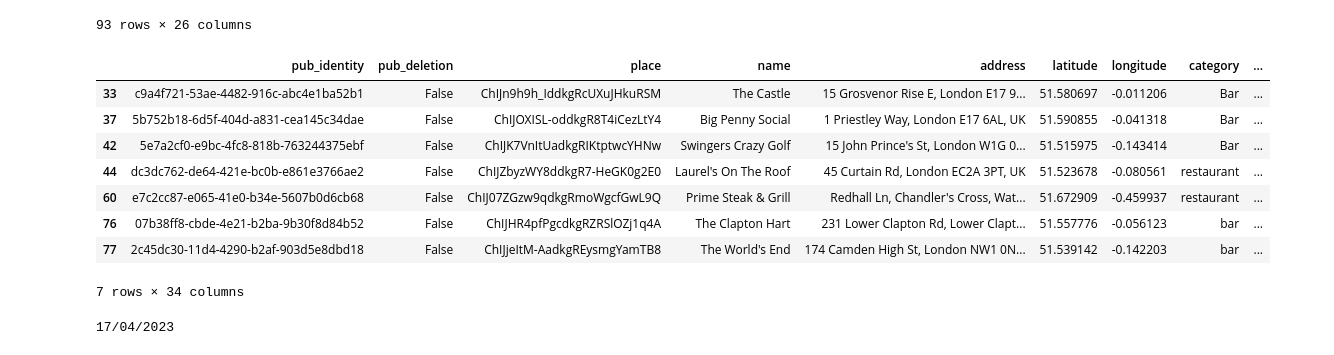
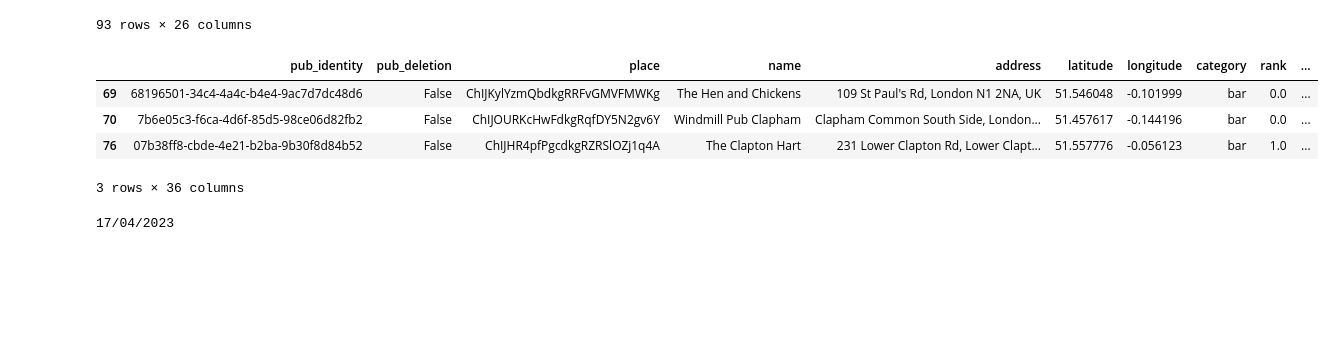
Before and after one commit to cartsmate/thepubcrawls, a Jupyter notebook: stations_edit.ipynb, the cells around one changed output. Drawn from its saved outputs; the diff is of its cells as text; code cells hidden in the pictures; blank space fills up the shorter version.

```diff
--- a/stations_edit.ipynb
+++ b/stations_edit.ipynb
@@ -263,24 +263,23 @@ df2
 | 92 | 8e59a64f-684d-44b2-8554-dd968e9465ed | 2c45dc30-11d4-4290-b2af-903d5e8dbd18 | False | April 17, 2023 | atmosphere | 8.0 | 4.0 | 7.0 | ... |
 93 rows × 26 columns
 # %%
+import numpy as np
 import pandas as pd
 import os
 cwd = os.getcwd()
 df1 = pd.read_csv(cwd + '/files/venues.csv')
 df2 = pd.read_csv(cwd + '/files/scores.csv')
 df = pd.merge(df1,df2,on=['pub_identity'],how="inner",indicator=True)
-df3 = df.loc[df['meals'] == True]
-df3
+# filtered_values = np.where((df['tv'] == True) & (df['garden'] == False))
+filtered_values = df.loc[(df['tv'].astype(str) == 'False') & (df['garden'].astype(str) == 'True') & (df['music'].astype(str) == 'False')]
+# df3 = df.loc[df['meals'] == True]
+filtered_values
 # %% [output]
-|  | pub_identity | pub_deletion | place | name | address | latitude | longitude | category | ... |
-| 33 | c9a4f721-53ae-4482-916c-abc4e1ba52b1 | False | ChIJn9h9h_IddkgRcUXuJHkuRSM | The Castle | 15 Grosvenor Rise E, London E17 9... | 51.580697 | -0.011206 | Bar | ... |
-| 37 | 5b752b18-6d5f-404d-a831-cea145c34dae | False | ChIJOXISL-oddkgR8T4iCezLtY4 | Big Penny Social | 1 Priestley Way, London E17 6AL, UK | 51.590855 | -0.041318 | Bar | ... |
-| 42 | 5e7a2cf0-e9bc-4fc8-818b-763244375ebf | False | ChIJK7VnItUadkgRIKtptwcYHNw | Swingers Crazy Golf | 15 John Prince's St, London W1G 0... | 51.515975 | -0.143414 | Bar | ... |
-| 44 | dc3dc762-de64-421e-bc0b-e861e3766ae2 | False | ChIJZbyzWY8ddkgR7-HeGK0g2E0 | Laurel's On The Roof | 45 Curtain Rd, London EC2A 3PT, UK | 51.523678 | -0.080561 | restaurant | ... |
-| 60 | e7c2cc87-e065-41e0-b34e-5607b0d6cb68 | False | ChIJ07ZGzw9qdkgRmoWgcfGwL9Q | Prime Steak & Grill | Redhall Ln, Chandler's Cross, Wat... | 51.672909 | -0.459937 | restaurant | ... |
-| 76 | 07b38ff8-cbde-4e21-b2ba-9b30f8d84b52 | False | ChIJHR4pfPgcdkgRZRSlOZj1q4A | The Clapton Hart | 231 Lower Clapton Rd, Lower Clapt... | 51.557776 | -0.056123 | bar | ... |
-| 77 | 2c45dc30-11d4-4290-b2af-903d5e8dbd18 | False | ChIJjeItM-AadkgREysmgYamTB8 | The World's End | 174 Camden High St, London NW1 0N... | 51.539142 | -0.142203 | bar | ... |
+|  | pub_identity | pub_deletion | place | name | address | latitude | longitude | category | rank | ... |
+| 69 | 68196501-34c4-4a4c-b4e4-9ac7d7dc48d6 | False | ChIJKylYzmQbdkgRRFvGMVFMWKg | The Hen and Chickens | 109 St Paul's Rd, London N1 2NA, UK | 51.546048 | -0.101999 | bar | 0.0 | ... |
+| 70 | 7b6e05c3-f6ca-4d6f-85d5-98ce06d82fb2 | False | ChIJOURKcHwFdkgRqfDY5N2gv6Y | Windmill Pub Clapham | Clapham Common South Side, London... | 51.457617 | -0.144196 | bar | 0.0 | ... |
+| 76 | 07b38ff8-cbde-4e21-b2ba-9b30f8d84b52 | False | ChIJHR4pfPgcdkgRZRSlOZj1q4A | The Clapton Hart | 231 Lower Clapton Rd, Lower Clapt... | 51.557776 | -0.056123 | bar | 1.0 | ... |
-7 rows × 34 columns
+3 rows × 36 columns
 # %%
 import datetime
 from dateutil.relativedelta import relativedelta
```
Also changed, not shown: 13 other files.
